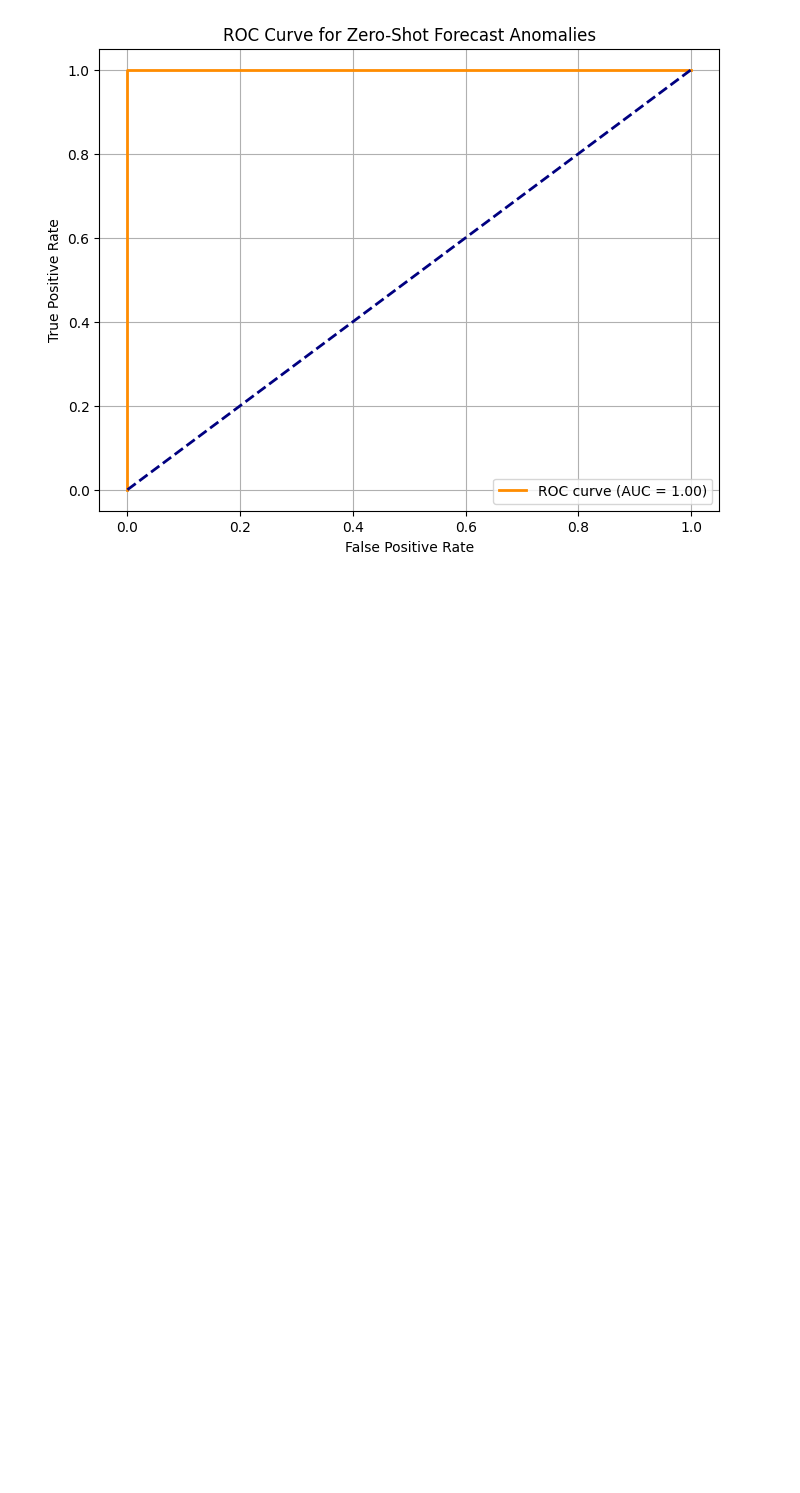
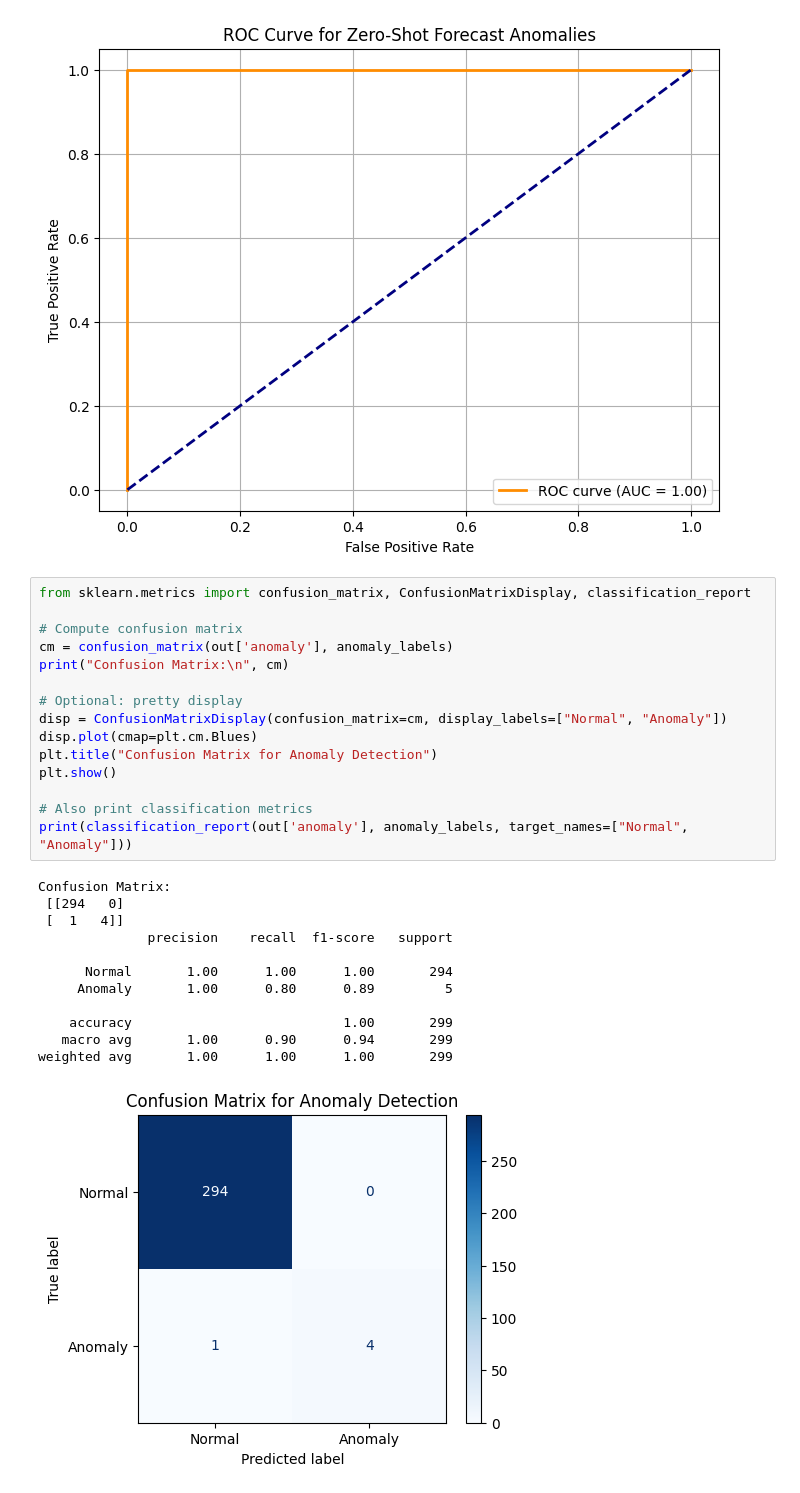
Before and after one commit to prakhar105/tsfm-rolling-arima-satellite-anomalies, a Jupyter notebook: IBM.ipynb, the cells around one changed output. Drawn from its saved outputs; the diff is of its cells as text; blank space fills up the shorter version.

```diff
--- a/IBM.ipynb
+++ b/IBM.ipynb
@@ -589,3 +626,31 @@ See the caveats in the documentation: https://pandas.pydata.org/pandas-docs/stab
 [figure]
 [figure]
 [figure]
+# %%
+from sklearn.metrics import confusion_matrix, ConfusionMatrixDisplay, classification_report
+
+# Compute confusion matrix
+cm = confusion_matrix(out['anomaly'], anomaly_labels)
+print("Confusion Matrix:\n", cm)
+
+# Optional: pretty display
+disp = ConfusionMatrixDisplay(confusion_matrix=cm, display_labels=["Normal", "Anomaly"])
+disp.plot(cmap=plt.cm.Blues)
+plt.title("Confusion Matrix for Anomaly Detection")
+plt.show()
+
+# Also print classification metrics
+print(classification_report(out['anomaly'], anomaly_labels, target_names=["Normal", "Anomaly"]))
+# %% [output]
+Confusion Matrix:
+ [[294   0]
+ [  1   4]]
+              precision    recall  f1-score   support
+
+      Normal       1.00      1.00      1.00       294
+     Anomaly       1.00      0.80      0.89         5
+
+    accuracy                           1.00       299
+   macro avg       1.00      0.90      0.94       299
+weighted avg       1.00      1.00      1.00       299
+[figure, added]
```
Also changed, not shown: parts of 2 cells of this notebook, 1 other file.
